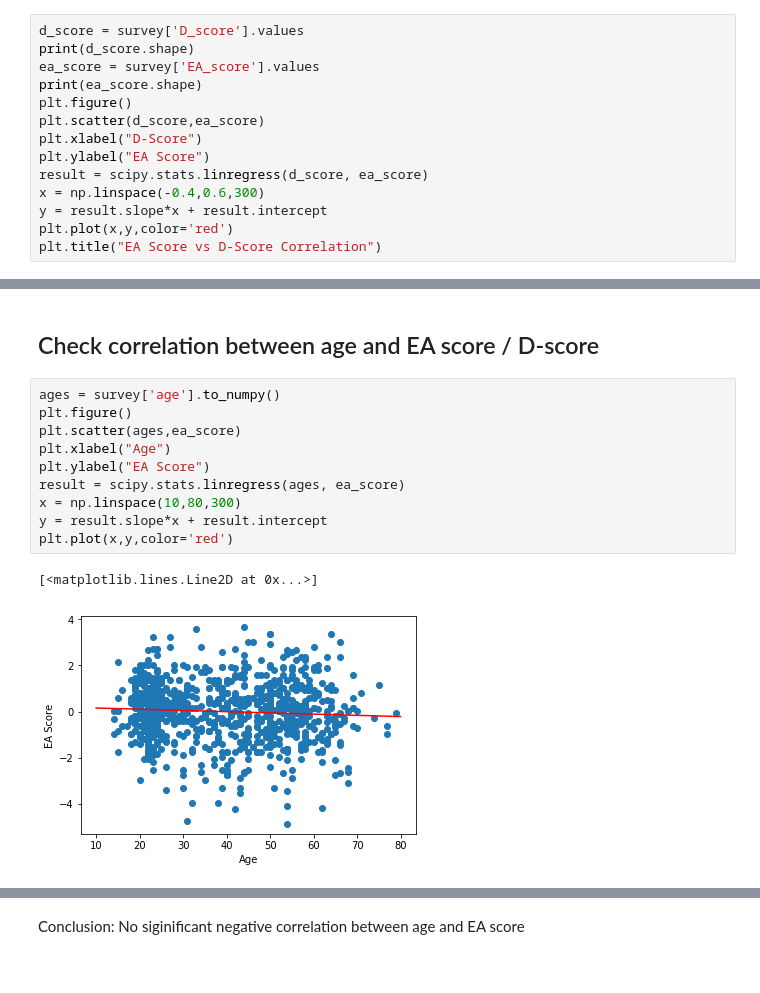
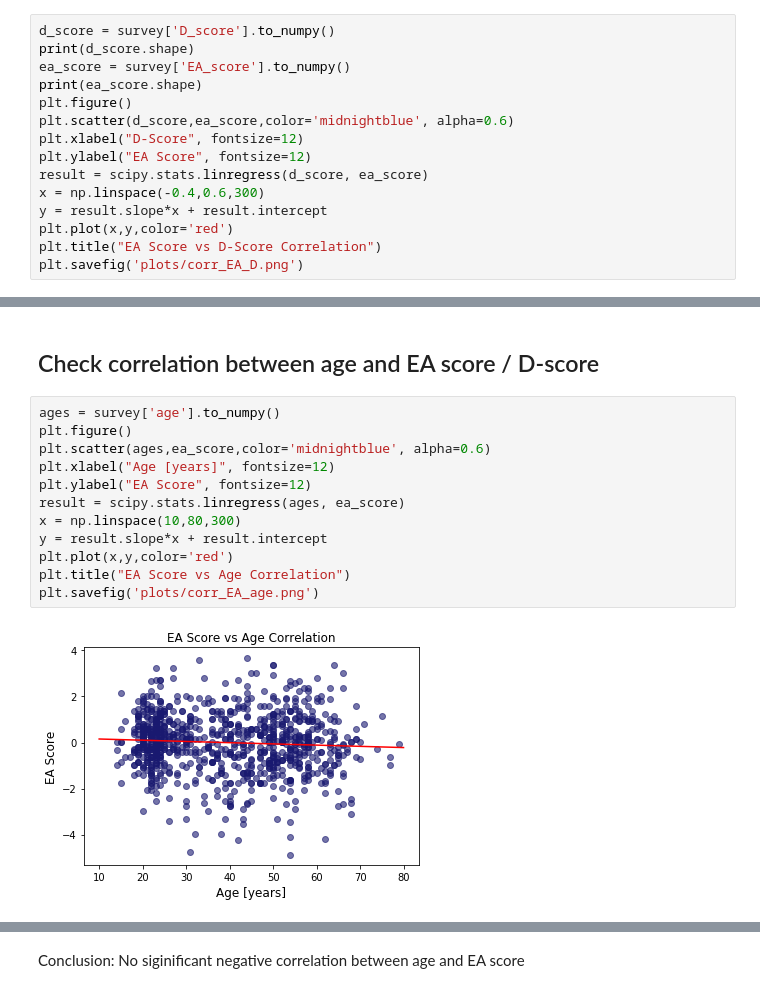
Before and after one commit to liliaellouz/empathy-analysis, a Jupyter notebook: Data_Analysis.ipynb, the cells around one changed output, grey strips where cells are left out. Cells and saved outputs as stored; diff of their text form.

Commit message:
added graphs

```diff
--- a/Data_Analysis.ipynb
+++ b/Data_Analysis.ipynb
@@ -248,19 +256,20 @@ Conclusion: People over 30 are more allocentric than those under 30 with p = 0.0
 ## Q3. Is there a relationship between D score and scores on the scores on  the egocentric and allocentric conditions.
 EA Score = Egocentric score - allocentric score
 # %%
-d_score = survey['D_score'].values
+d_score = survey['D_score'].to_numpy()
 print(d_score.shape)
-ea_score = survey['EA_score'].values
+ea_score = survey['EA_score'].to_numpy()
 print(ea_score.shape)
 plt.figure()
-plt.scatter(d_score,ea_score)
-plt.xlabel("D-Score")
-plt.ylabel("EA Score")
+plt.scatter(d_score,ea_score,color='midnightblue', alpha=0.6)
+plt.xlabel("D-Score", fontsize=12)
+plt.ylabel("EA Score", fontsize=12)
 result = scipy.stats.linregress(d_score, ea_score)
 x = np.linspace(-0.4,0.6,300)
 y = result.slope*x + result.intercept
 plt.plot(x,y,color='red')
 plt.title("EA Score vs D-Score Correlation")
+plt.savefig('plots/corr_EA_D.png')
 # %% [output]
 (934,)
 (934,)
@@ -329,16 +337,17 @@ Conclusion: No Siginificant correlation between D-score and raw A score.
 # %%
 ages = survey['age'].to_numpy()
 plt.figure()
-plt.scatter(ages,ea_score)
-plt.xlabel("Age")
-plt.ylabel("EA Score")
+plt.scatter(ages,ea_score,color='midnightblue', alpha=0.6)
+plt.xlabel("Age [years]", fontsize=12)
+plt.ylabel("EA Score", fontsize=12)
 result = scipy.stats.linregress(ages, ea_score)
 x = np.linspace(10,80,300)
 y = result.slope*x + result.intercept
 plt.plot(x,y,color='red')
+plt.title("EA Score vs Age Correlation")
+plt.savefig('plots/corr_EA_age.png')
 # %% [output]
-[<matplotlib.lines.Line2D at 0x...>]
-[figure, old version]
+[figure, new version]
 # %%
 print(result.rvalue)
 print(result.pvalue)
```
Also changed, not shown: parts of 22 cells of this notebook, 14 other files.
